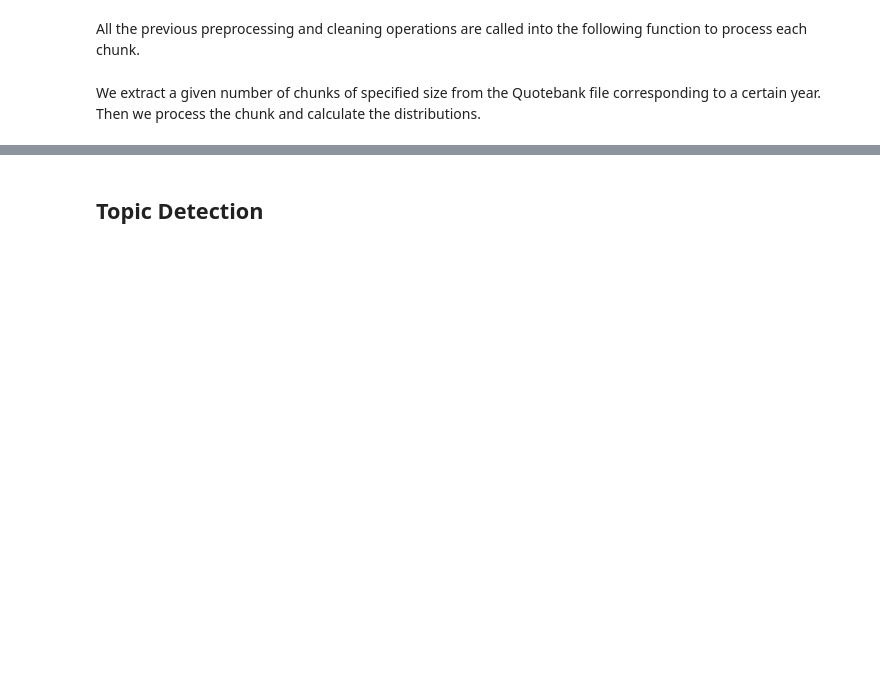
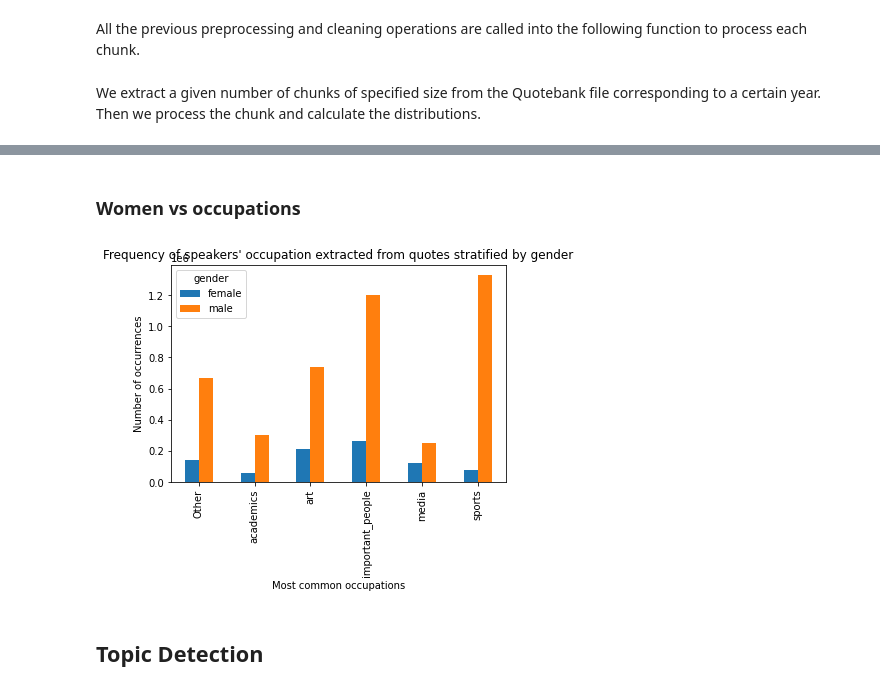
Before and after one commit to epfl-ada/ada-2021-project-gluten-meat-free, a Jupyter notebook: ADA_Project_notebook.ipynb, the cells around one changed output, grey strips where cells are left out. Drawn from its saved outputs; the diff is of its cells as text; code cells hidden in the pictures; blank space fills up the shorter version.

```diff
--- a/ADA_Project_notebook.ipynb
+++ b/ADA_Project_notebook.ipynb
@@ -447,0 +595,17 @@ df
+# %% [markdown]
+### Women vs occupations
+# %%
+df_class_occ = df.explode("Class_Occup")
+class_occup_distribution = df_class_occ.groupby(['Class_Occup','gender'])['Class_Occup'].count().unstack('gender')
+
+class_occup_distribution.plot(kind='bar')
+
+# TODO: labels
+# TODO: add ratio of male vs female in each occ class
+plt.xlabel("Most common occupations")
+plt.ylabel("Number of occurrences")
+plt.title("Frequency of speakers' occupation extracted from quotes stratified by gender")
+
+plt.show()
+# %% [output]
+[figure, added]
```
Also changed, not shown: parts of 123 cells of this notebook.
